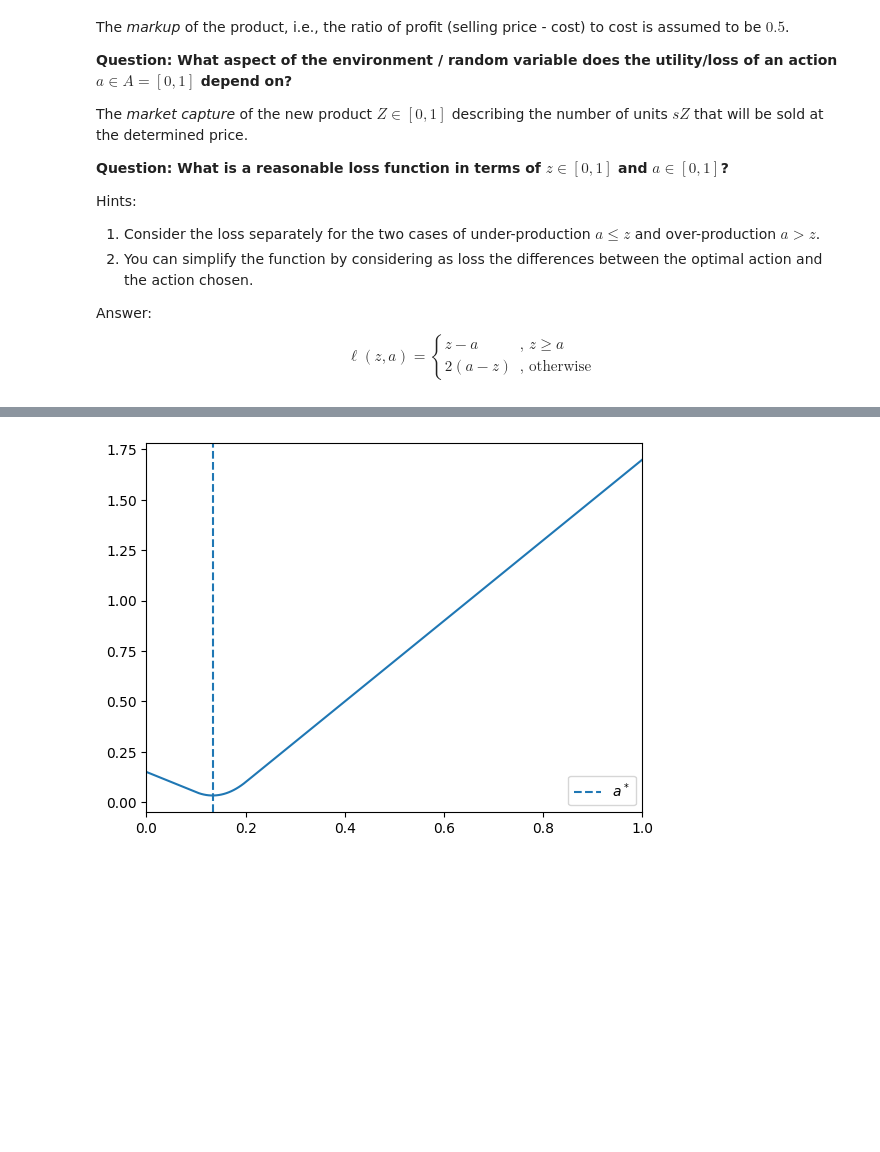
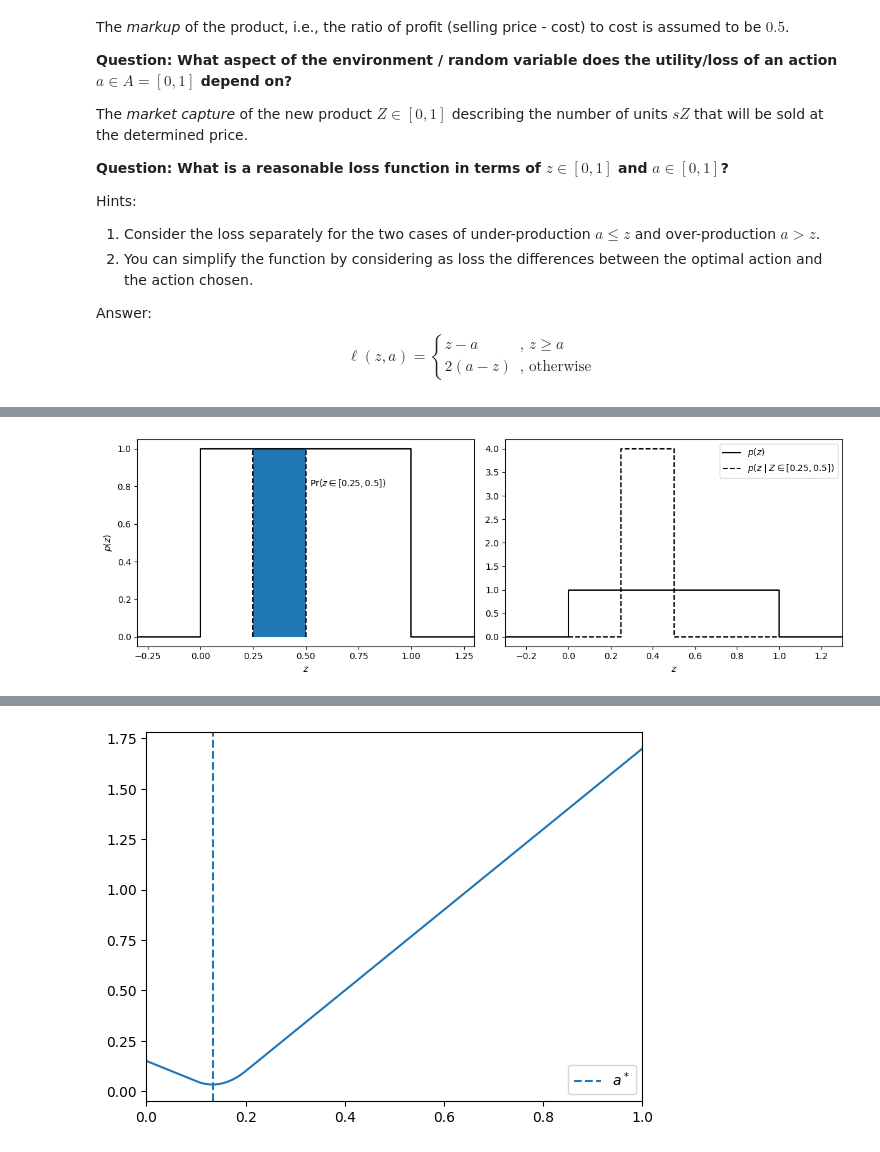
Before and after one commit to marioboley/Uni-Haifa-214.4312-Code, a Jupyter notebook: 1.1_introduction.ipynb, the cells around one changed output, grey strips where cells are left out. Drawn from its saved outputs; the diff is of its cells as text; code cells hidden in the pictures; blank space fills up the shorter version.

```diff
--- a/1.1_introduction.ipynb
+++ b/1.1_introduction.ipynb
@@ -335,0 +345,20 @@ plt.show()
+# %%
+fig, ax = plt.subplots(1, 2, figsize=(12, 4), tight_layout=False)
+ax[0].plot([-0.3, 0, 0, 1, 1, 1.3], [0, 0, 1, 1, 0, 0], color='k')
+ax[0].fill_between([0.25, 0.5], [1, 1], label=r'$\Pr(z \in [0.25, 0.5])$')
+ax[0].vlines([0.25, 0.5], 0, 1, linestyles='--', colors='k')
+ax[0].text(0.52, 0.8, r'$\Pr(z \in [0.25, 0.5])$', horizontalalignment='left', fontsize=10)
+ax[0].set_xlabel('$z$')
+ax[0].set_ylabel('$p(z)$')
+ax[0].set_xticks([-0.25, 0, 0.25, 0.5, 0.75, 1, 1.25])
+ax[0].set_xmargin(0)
+
+ax[1].plot([-0.3, 0, 0, 1, 1, 1.3], [0, 0, 1, 1, 0, 0], color='k', label='$p(z)$')
+ax[1].plot([-0.3, 0.25, 0.25, 0.5, 0.5, 1.3], [0, 0, 4, 4, 0, 0], color='k', ls='--', label=r'$p(z \mid Z \in [0.25, 0.5])$')
+ax[1].set_xmargin(0)
+ax[1].set_xlabel('$z$')
+ax[1].legend()
+
+plt.show()
+# %% [output]
+[figure, added]
```
Also changed, not shown: parts of 7 cells of this notebook, 1 other file.
